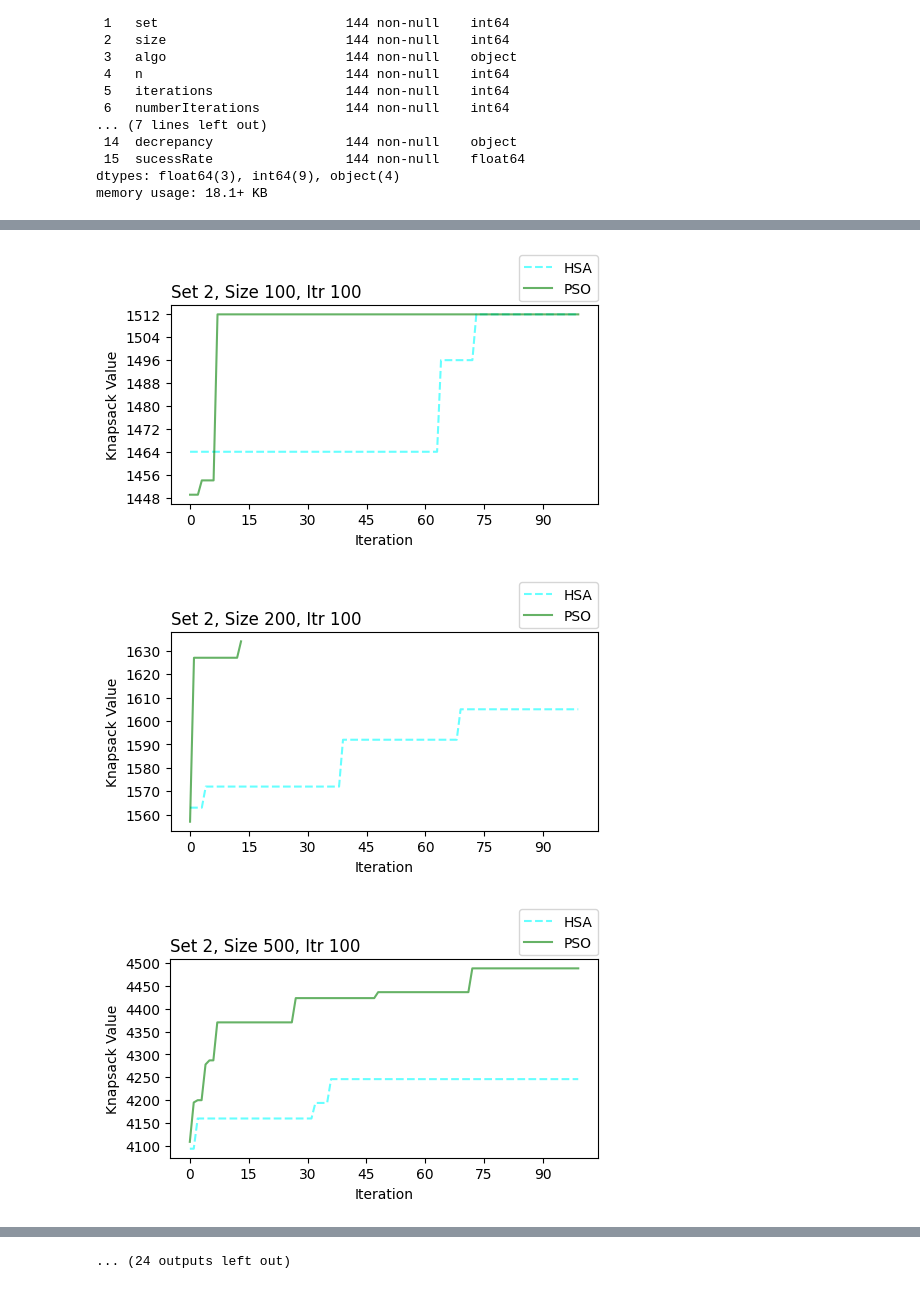
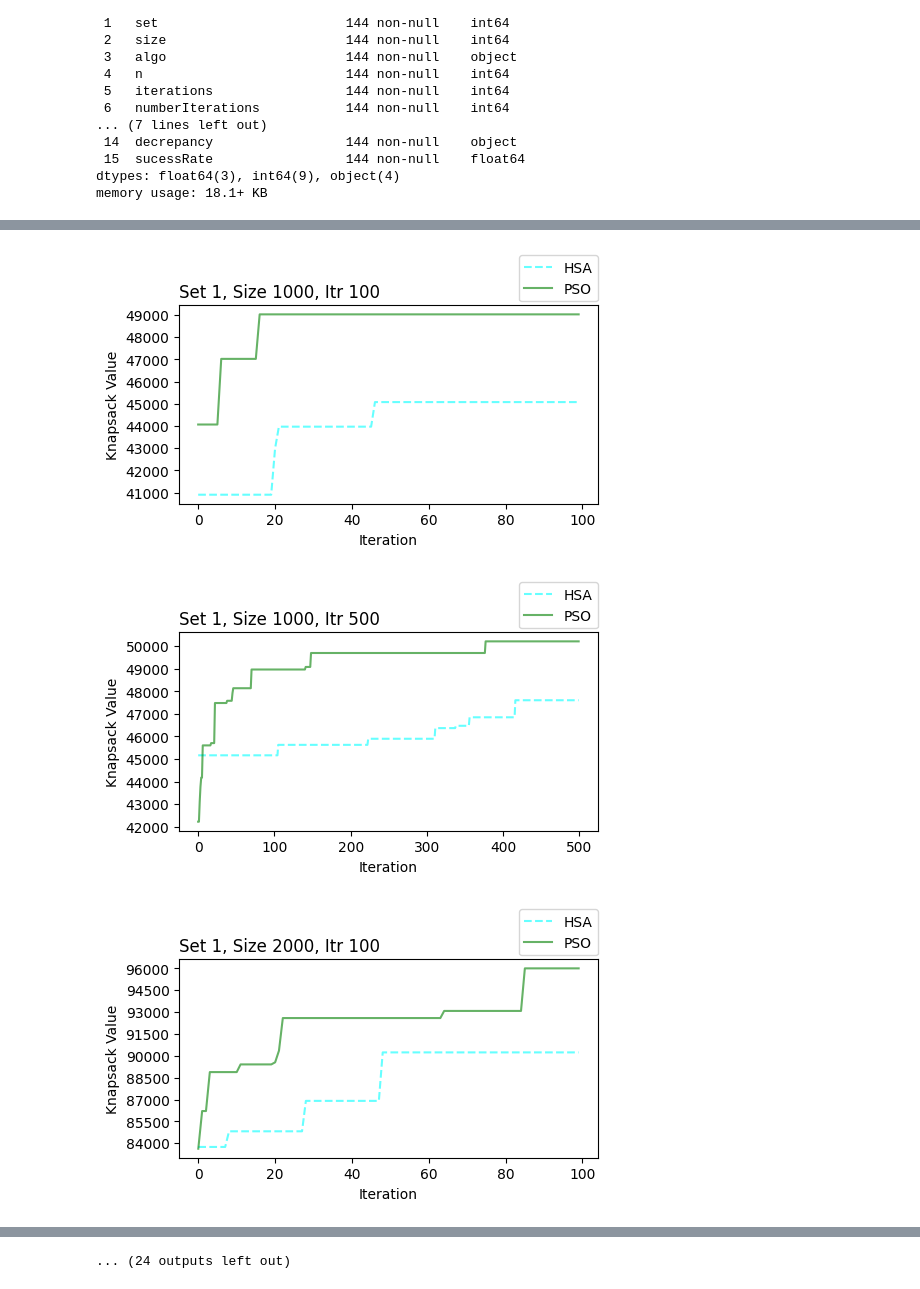
Before and after one commit to Jenloke/Enhance-MetaHeuristic-Algo, a Jupyter notebook: visualization_new.ipynb, the cells around one changed output, grey strips where cells are left out. Saved outputs shown, nothing was run; the diff lists cells and outputs as text; code cells hidden in the pictures.

Commit message:
final visualization

```diff
--- a/visualization_new.ipynb
+++ b/visualization_new.ipynb
@@ -40,13 +39,13 @@ table_convergenceSpeed = table_algo[['set', 'size', 'iterations', 'algo', 'best_
 # Objective 1
 algo = ['test_hsa', 'test_pso']
 
-for itr in iterations:
-	for set in sets:
-		for size in sizes:
+for set in sets:
+	for size in sizes:
+		for itr in iterations:
 			graphtable = table_convergenceSpeed.loc[(table_convergenceSpeed['set'] == set) & (table_convergenceSpeed['size'] == size) & (table_convergenceSpeed['iterations'] == itr)]
 			# fig = plt.figure()
 			fig, ax = plt.subplots(figsize=(5,3), layout='constrained')
-			ax.xaxis.set_major_locator(MaxNLocator(integer=True))
+			# ax.xaxis.set_major_locator(MaxNLocator(integer=True))
 			ax.yaxis.set_major_locator(MaxNLocator(integer=True))
 
 			for a in algo:
@@ -78,3 +77,3 @@ for itr in iterations:
-[figure, old version]
+[figure, new version]
-[figure, old version]
+[figure, new version]
-[figure, old version]
+[figure, new version]
```
Also changed, not shown: parts of 4 cells of this notebook.
